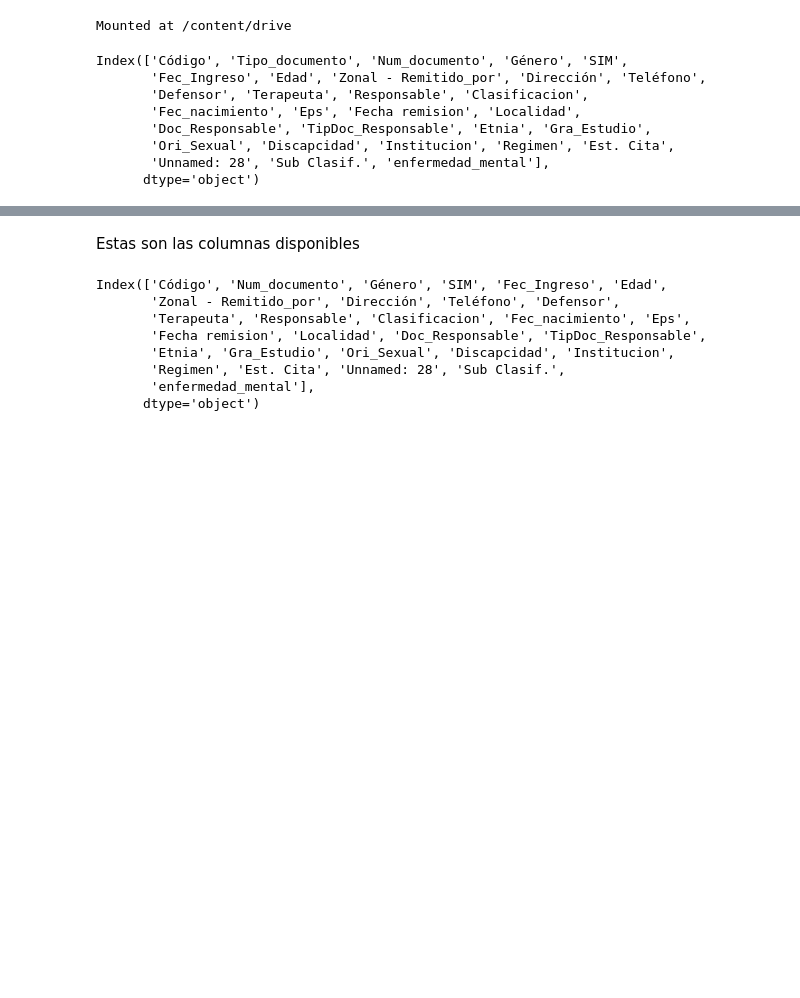
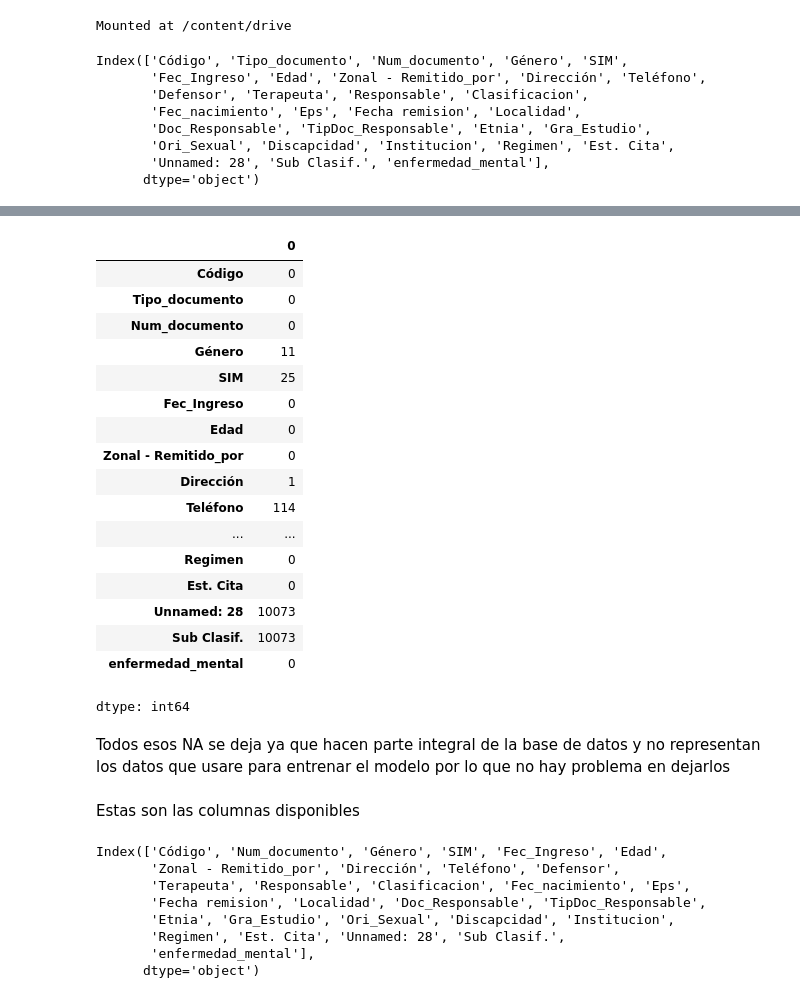
Before and after one commit to MAX181818/session, a Jupyter notebook: Proyecto_CoderHouse_Juan_Guzman.ipynb, the cells around one changed output, grey strips where cells are left out. Drawn from its saved outputs; the diff is of its cells as text; code cells hidden in the pictures; blank space fills up the shorter version.

```diff
--- a/Proyecto_CoderHouse_Juan_Guzman.ipynb
+++ b/Proyecto_CoderHouse_Juan_Guzman.ipynb
@@ -80,3 +97,26 @@ Datos eliminados, se eliminan los datos que no tengan numero de documento y se e
+# %%
+df.isna().sum()
+# %% [output]
+|  | 0 |
+| Código | 0 |
+| Tipo_documento | 0 |
+| Num_documento | 0 |
+| Género | 11 |
+| SIM | 25 |
+| Fec_Ingreso | 0 |
+| Edad | 0 |
+| Zonal - Remitido_por | 0 |
+| Dirección | 1 |
+| Teléfono | 114 |
+| ... | ... |
+| Regimen | 0 |
+| Est. Cita | 0 |
+| Unnamed: 28 | 10073 |
+| Sub Clasif. | 10073 |
+| enfermedad_mental | 0 |
+dtype: int64
+# %% [markdown]
+Todos esos NA se deja ya que hacen parte integral de la base de datos y no representan los datos que usare para entrenar el modelo por lo que no hay problema en dejarlos
 # %%
 df = df.drop_duplicates(subset='Num_documento', keep='first')
 try:
```
Also changed, not shown: parts of 5 cells of this notebook.
